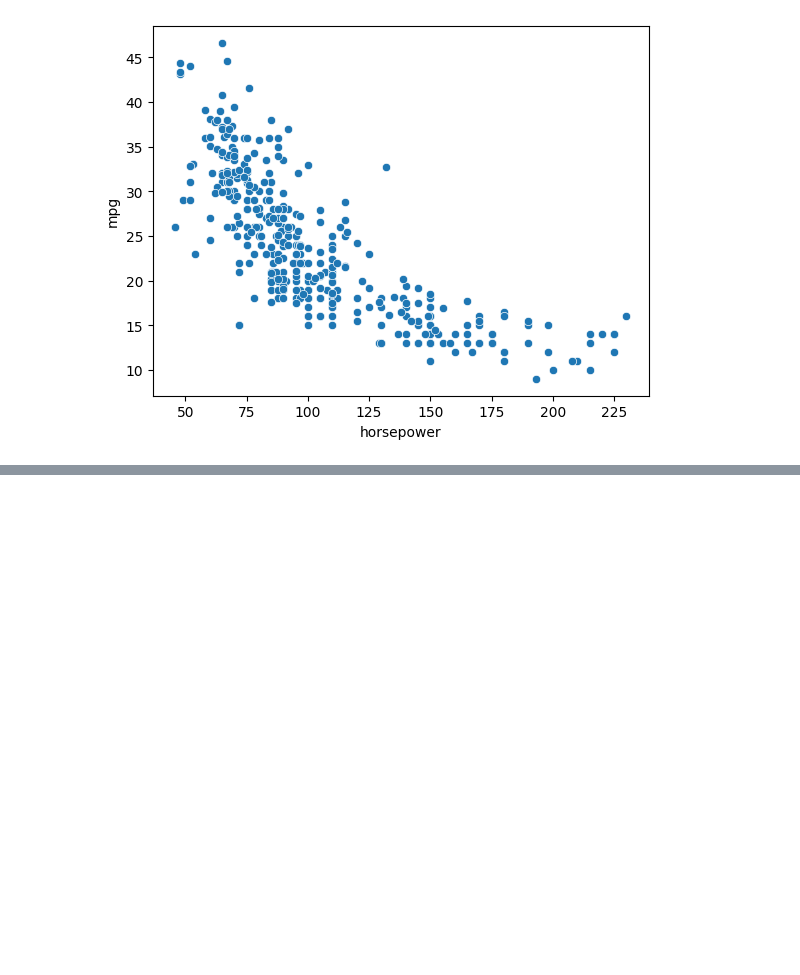
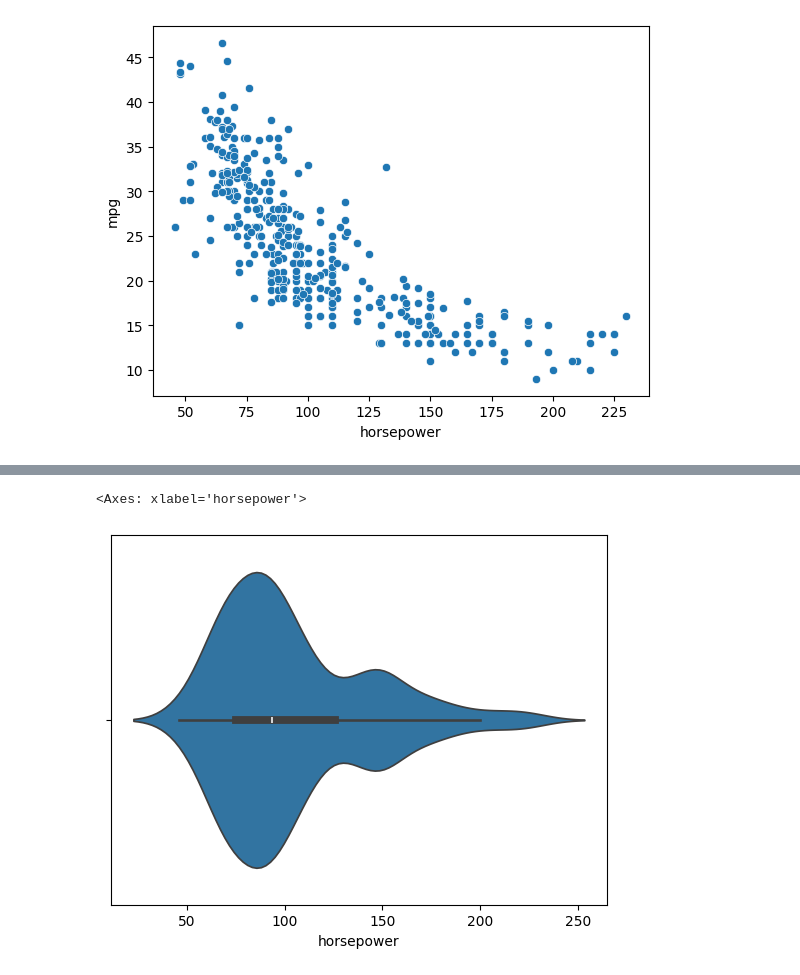
Before and after one commit to Kiyojute/Plotting, a Jupyter notebook: Week 4 Plotting.ipynb, the cells around one changed output, grey strips where cells are left out. Cells and saved outputs as stored; diff of their text form; code cells hidden in the pictures; blank space fills up the shorter version.

```diff
--- a/Week 4 Plotting.ipynb
+++ b/Week 4 Plotting.ipynb
@@ -23,0 +29,5 @@ sns.scatterplot(data=df, x='horsepower', y='mpg')
+# %%
+sns.violinplot(x=df['horsepower'])
+# %% [output]
+<Axes: xlabel='horsepower'>
+[figure, added]
```
Also changed, not shown: parts of 1 cell of this notebook.
